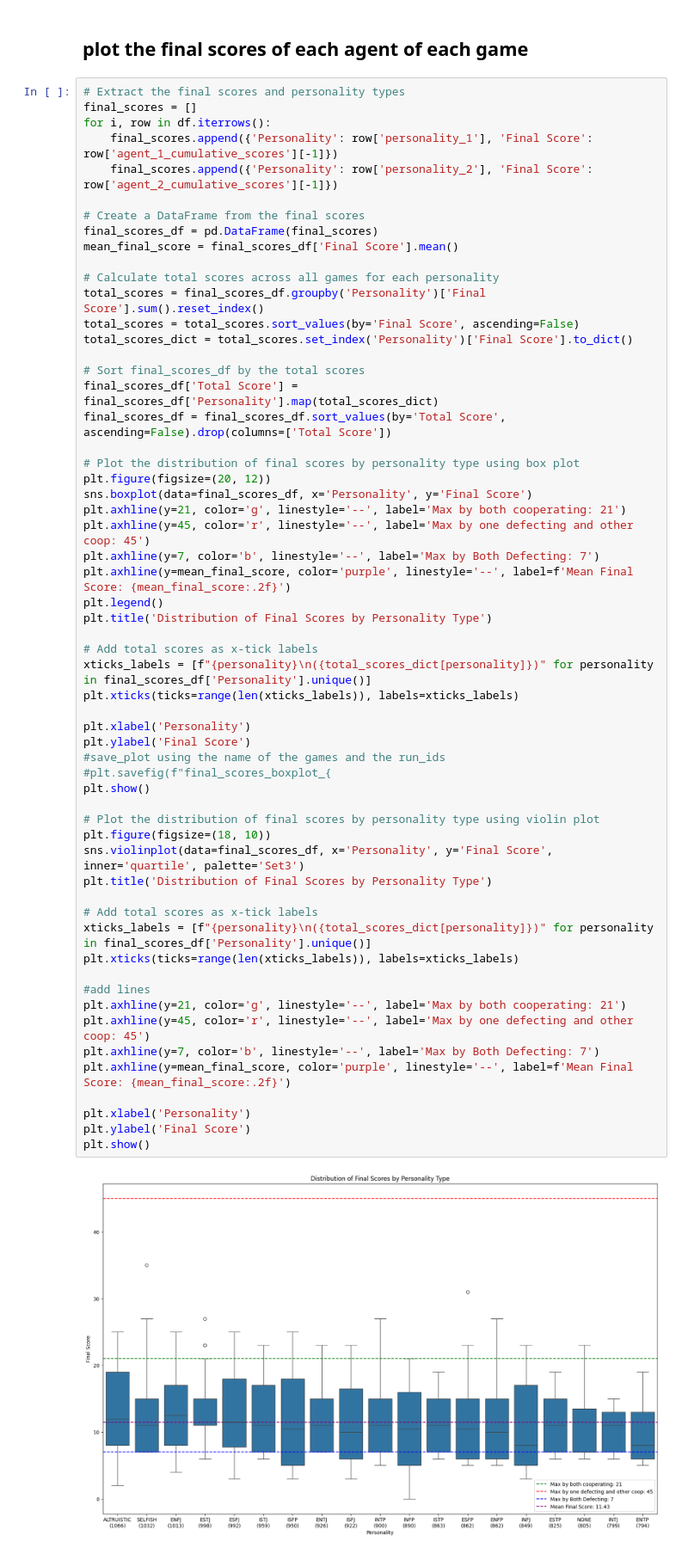
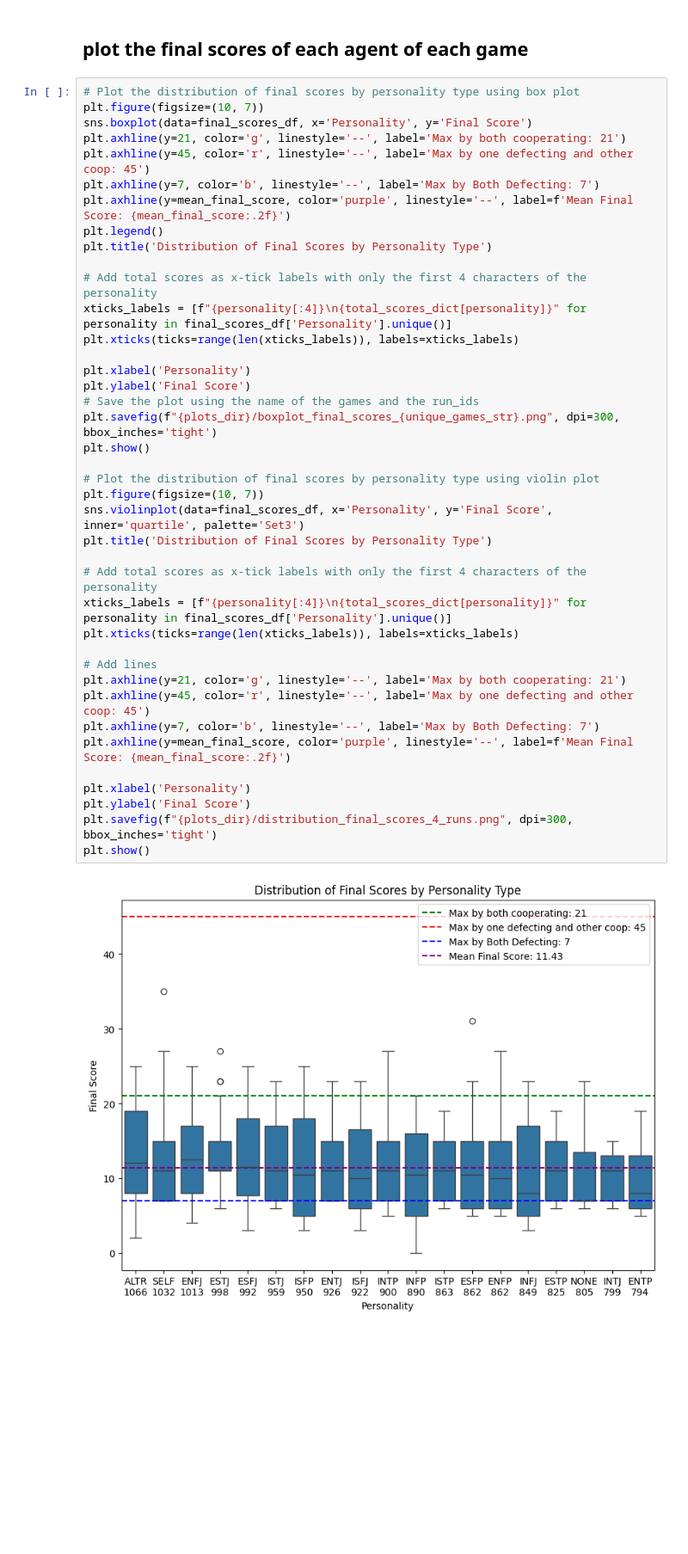
Before and after one commit to mathislindner/Multi-Agent-LLM-Game-Theory, a Jupyter notebook: plot_results.ipynb, the cells around one changed output. Shown at 86% size. Cells and saved outputs as stored; diff of their text form; blank space fills up the shorter version.

Commit message:
adjusted plots pd

```diff
--- a/plot_results.ipynb
+++ b/plot_results.ipynb
@@ -58,65 +58,47 @@ prisoners_dilemma
 # %% [markdown]
 ## plot the final scores of each agent of each game
 # %%
-# Extract the final scores and personality types
-final_scores = []
-for i, row in df.iterrows():
-    final_scores.append({'Personality': row['personality_1'], 'Final Score': row['agent_1_cumulative_scores'][-1]})
-    final_scores.append({'Personality': row['personality_2'], 'Final Score': row['agent_2_cumulative_scores'][-1]})
-
-# Create a DataFrame from the final scores
-final_scores_df = pd.DataFrame(final_scores)
-mean_final_score = final_scores_df['Final Score'].mean()
-
-# Calculate total scores across all games for each personality
-total_scores = final_scores_df.groupby('Personality')['Final Score'].sum().reset_index()
-total_scores = total_scores.sort_values(by='Final Score', ascending=False)
-total_scores_dict = total_scores.set_index('Personality')['Final Score'].to_dict()
-
-# Sort final_scores_df by the total scores
-final_scores_df['Total Score'] = final_scores_df['Personality'].map(total_scores_dict)
-final_scores_df = final_scores_df.sort_values(by='Total Score', ascending=False).drop(columns=['Total Score'])
-
 # Plot the distribution of final scores by personality type using box plot
-plt.figure(figsize=(20, 12))
+plt.figure(figsize=(10, 7))
 sns.boxplot(data=final_scores_df, x='Personality', y='Final Score')
 plt.axhline(y=21, color='g', linestyle='--', label='Max by both cooperating: 21')
 plt.axhline(y=45, color='r', linestyle='--', label='Max by one defecting and other coop: 45')
 plt.axhline(y=7, color='b', linestyle='--', label='Max by Both Defecting: 7')
 plt.axhline(y=mean_final_score, color='purple', linestyle='--', label=f'Mean Final Score: {mean_final_score:.2f}')
 plt.legend()
 plt.title('Distribution of Final Scores by Personality Type')
 
-# Add total scores as x-tick labels
-xticks_labels = [f"{personality}\n({total_scores_dict[personality]})" for personality in final_scores_df['Personality'].unique()]
+# Add total scores as x-tick labels with only the first 4 characters of the personality
+xticks_labels = [f"{personality[:4]}\n{total_scores_dict[personality]}" for personality in final_scores_df['Personality'].unique()]
 plt.xticks(ticks=range(len(xticks_labels)), labels=xticks_labels)
 
 plt.xlabel('Personality')
 plt.ylabel('Final Score')
-#save_plot using the name of the games and the run_ids
-#plt.savefig(f"final_scores_boxplot_{
+# Save the plot using the name of the games and the run_ids
+plt.savefig(f"{plots_dir}/boxplot_final_scores_{unique_games_str}.png", dpi=300, bbox_inches='tight')
 plt.show()
 
 # Plot the distribution of final scores by personality type using violin plot
-plt.figure(figsize=(18, 10))
+plt.figure(figsize=(10, 7))
 sns.violinplot(data=final_scores_df, x='Personality', y='Final Score', inner='quartile', palette='Set3')
 plt.title('Distribution of Final Scores by Personality Type')
 
-# Add total scores as x-tick labels
-xticks_labels = [f"{personality}\n({total_scores_dict[personality]})" for personality in final_scores_df['Personality'].unique()]
+# Add total scores as x-tick labels with only the first 4 characters of the personality
+xticks_labels = [f"{personality[:4]}\n{total_scores_dict[personality]}" for personality in final_scores_df['Personality'].unique()]
 plt.xticks(ticks=range(len(xticks_labels)), labels=xticks_labels)
 
-#add lines
+# Add lines
 plt.axhline(y=21, color='g', linestyle='--', label='Max by both cooperating: 21')
 plt.axhline(y=45, color='r', linestyle='--', label='Max by one defecting and other coop: 45')
 plt.axhline(y=7, color='b', linestyle='--', label='Max by Both Defecting: 7')
 plt.axhline(y=mean_final_score, color='purple', linestyle='--', label=f'Mean Final Score: {mean_final_score:.2f}')
 
 plt.xlabel('Personality')
 plt.ylabel('Final Score')
+plt.savefig(f"{plots_dir}/distribution_final_scores_4_runs.png", dpi=300, bbox_inches='tight')
 plt.show()
 # %% [output]
-[figure, old version]
+[figure, new version]
 Passing `palette` without assigning `hue` is deprecated and will be removed in v0.14.0. Assign the `x` variable to `hue` and set `legend=False` for the same effect.
 
   sns.violinplot(data=final_scores_df, x='Personality', y='Final Score', inner='quartile', palette='Set3')
```
Also changed, not shown: parts of 9 cells of this notebook, 1 other file.
